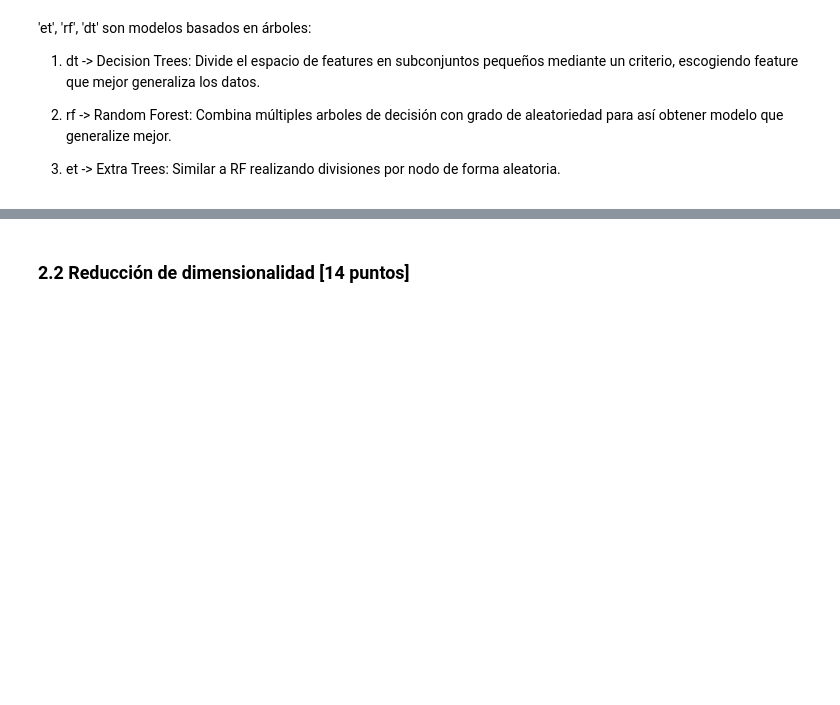
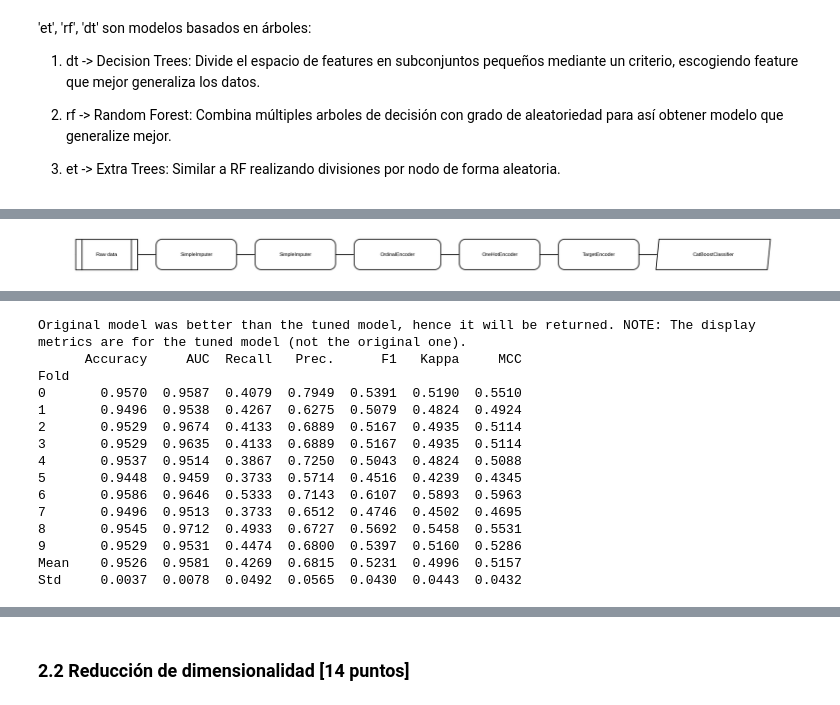
Before and after one commit to t-abedrapo/Laboratorio7_REP, a Jupyter notebook: Lab_7.ipynb, the cells around one changed output, grey strips where cells are left out. Saved outputs shown, nothing was run; the diff lists cells and outputs as text; code cells hidden in the pictures; blank space fills up the shorter version.

```diff
--- a/Lab_7.ipynb
+++ b/Lab_7.ipynb
@@ -614,22 +666,16 @@ Después de alcanzar la fama como cantante urbano, Jere Klein decide explorar un
 # %%
-import pandas as pd
-from pycaret.classification import *
-
 
 X = df.drop(['Name' , 'National_Position'], axis = 1)
 
-clf1 = setup(data=X, target='label', silent=True, html=False)
+clf1 = setup(data=X, target='label', html=False)
 
 models = ['et', 'rf', 'dt', 'xgboost', 'lightgbm', 'catboost']
 best_model = compare_models(include=models)
 
 print('Mejor Modelo:\n',best_model)
 
 
 evaluate_model(best_model)
 tuned_model = tune_model(best_model, optimize='f1')
-
-
-plot_model(best_model, plot='feature')
-plot_model(best_model, plot='learning')
 # %% [output]
+[figure, added]
@@ -636,0 +683,15 @@ ImportError: cannot import name '_Scorer' from 'sklearn.metrics._scorer' (c:\Use
+Original model was better than the tuned model, hence it will be returned. NOTE: The display metrics are for the tuned model (not the original one).
+      Accuracy     AUC  Recall   Prec.      F1   Kappa     MCC
+Fold
+0       0.9570  0.9587  0.4079  0.7949  0.5391  0.5190  0.5510
+1       0.9496  0.9538  0.4267  0.6275  0.5079  0.4824  0.4924
+2       0.9529  0.9674  0.4133  0.6889  0.5167  0.4935  0.5114
+3       0.9529  0.9635  0.4133  0.6889  0.5167  0.4935  0.5114
+4       0.9537  0.9514  0.3867  0.7250  0.5043  0.4824  0.5088
+5       0.9448  0.9459  0.3733  0.5714  0.4516  0.4239  0.4345
+6       0.9586  0.9646  0.5333  0.7143  0.6107  0.5893  0.5963
+7       0.9496  0.9513  0.3733  0.6512  0.4746  0.4502  0.4695
+8       0.9545  0.9712  0.4933  0.6727  0.5692  0.5458  0.5531
+9       0.9529  0.9531  0.4474  0.6800  0.5397  0.5160  0.5286
+Mean    0.9526  0.9581  0.4269  0.6815  0.5231  0.4996  0.5157
+Std     0.0037  0.0078  0.0492  0.0565  0.0430  0.0443  0.0432
```
Also changed, not shown: parts of 19 cells of this notebook.
